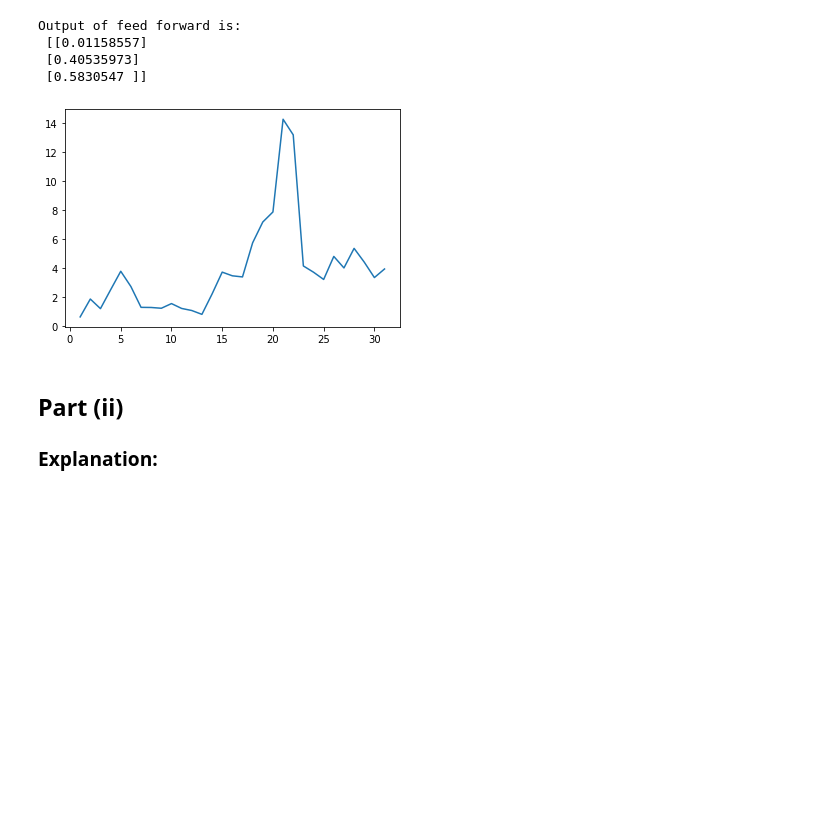
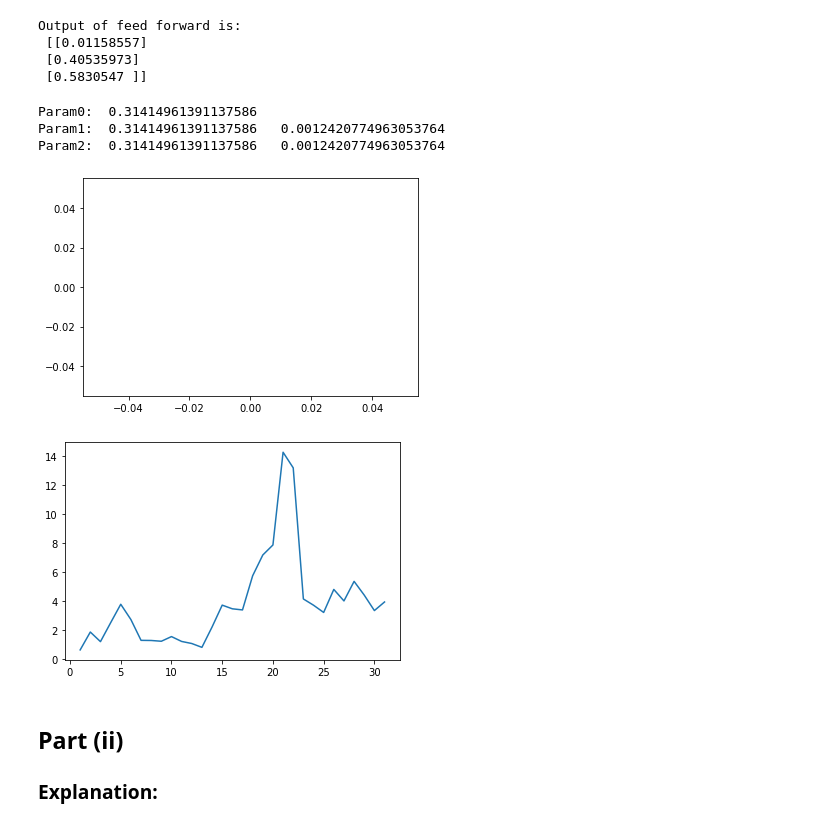
Before and after one commit to AliTavassoly/Simple-Neural-Network, a Jupyter notebook: Q2.ipynb, the cells around one changed output. Drawn from its saved outputs; the diff is of its cells as text; code cells hidden in the pictures; blank space fills up the shorter version.

```diff
--- a/Q2.ipynb
+++ b/Q2.ipynb
@@ -35,7 +36,7 @@ def softmax(x):
 def cost(y_hat, y):
     assert(y.shape[0] == y_hat.shape[0])
     assert(y.shape[1] == y_hat.shape[1])
-    assert(y.shape[1] == 1)
 
     m = y.shape[1]
+    print(y.shape, " ", m)
     return -np.sum(y * np.log(y_hat)) / m
@@ -57,7 +84,7 @@ def linear_and_activation_forward(prev_A, W, b, activation_function):
     elif activation_function == 'softmax':
         A = softmax(Z)
     else:
-        assert(false)
+        assert(False)
 
     cache = ((prev_A, W, b), Z)
     return A, cache
@@ -133,7 +160,7 @@ def update_parameters(parameters, grads, learning_rate):
 def extract_batch(batch_index, batch_size, X_train, y_train):
     features_count = X_train.shape[1]
 
-    l = i * batch_size
+    l = batch_index * batch_size
     r = min(l + batch_size, features_count)
 
     batch_features = X_train[:, l : r]
@@ -141,20 +168,33 @@ def extract_batch(batch_index, batch_size, X_train, y_train):
 
     return batch_features, batch_answers
 
-def run_dnn_model(X_train, y_train, hl_count, n_h, epoch_number, batch_size, learning_rate, momentum_v = 0.9, gd_type = "SGD"):
+def run_dnn_model(X_train, y_train, X_test, y_test, hl_count, n_h, epoch_number, batch_size, learning_rate, momentum_v = 0.9, gd_type = "SGD", plot_cost = False, plot_weights_norm = False):
     n_x = X_train.shape[0]
     n_y = y_train.shape[0]
 
     layer_dimensions = [n_x] + hl_count * [n_h] + [n_y]
     parameters = initialize_weights(layer_dimensions)
+    print("Param0: ", parameters[f"W1"][0][0])
+    epoch_costs = []
+    batch_numbers = X_train.shape[1] // batch_size
 
     for i in range(epoch_number):
-        batch_features, batch_answers = extract_batch(i, batch_size, X_train, y_train)
+        for j in range(batch_numbers):
+            batch_features, batch_answers = extract_batch(i, batch_size, X_train, y_train)
 
-        y_hat, caches = forward_propagation(batch_features, parameters)
+            y_hat, caches = forward_propagation(batch_features, parameters)
 
-        grads = backward_propagation(batch_answers, y_hat, caches)
+            grads = backward_propagation(batch_answers, y_hat, caches)
 
-        update_parameters(parameters, grads, learning_rate)
+            print("Param1: ", parameters[f"W1"][0][0], " ", np.linalg.norm(grads[f"dW1"][0][0]))
+            update_parameters(parameters, grads, learning_rate)
+            print("Param2: ", parameters[f"W1"][0][0], " ", np.linalg.norm(grads[f"dW1"][0][0]))
+
+        if plot_cost:
+            y_hat, _ = forward_propagation(X_test, parameters)
+            current_cost = cost(y_test, y_hat)
+            epoch_costs.append(current_cost)
+
+    plot_epoch_costs(epoch_costs)
 
     return parameters, grads
@@ -203,15 +221,19 @@ Output of feed forward is:
 # %%
 # Part (ii)
 
 # Initialize data
 X = np.array([[1], [2], [3], [4], [5]])
 Y = np.array([[1], [0], [0]])
 
-_, grads = run_dnn_model(X, Y, hl_count = 30, n_h = 10, epoch_number = 1, batch_size = 1, learning_rate = 0)
+_, grads = run_dnn_model(X, Y, [], [], hl_count = 30, n_h = 10, epoch_number = 1, batch_size = 1, learning_rate = 0)
 
 plot_grads(grads)
 # %% [output]
+Param0:  0.31414961391137586
+Param1:  0.31414961391137586   0.0012420774963053764
+Param2:  0.31414961391137586   0.0012420774963053764
-[figure, old version]
+[figure, new version]
+[figure, added]
 # %% [markdown]
 ## Part (ii)
 
```
Also changed, not shown: parts of 5 cells of this notebook.
